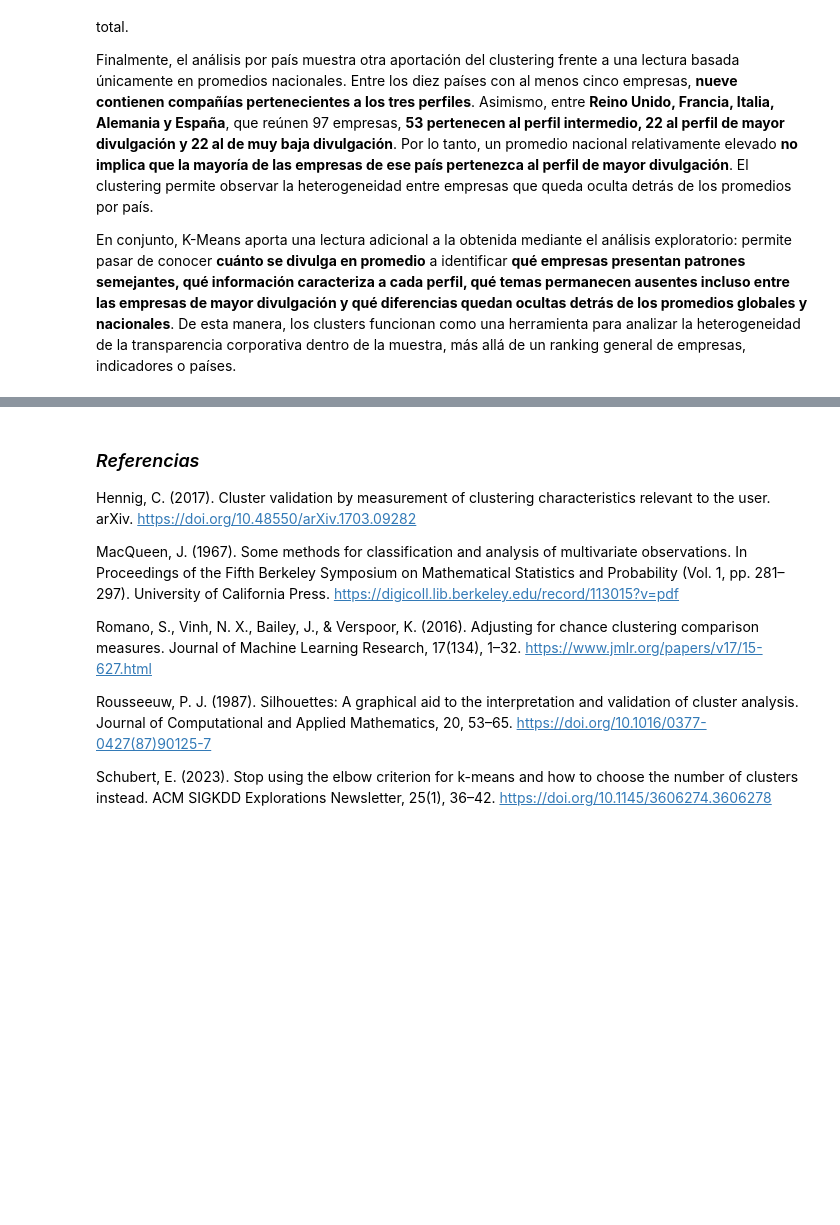
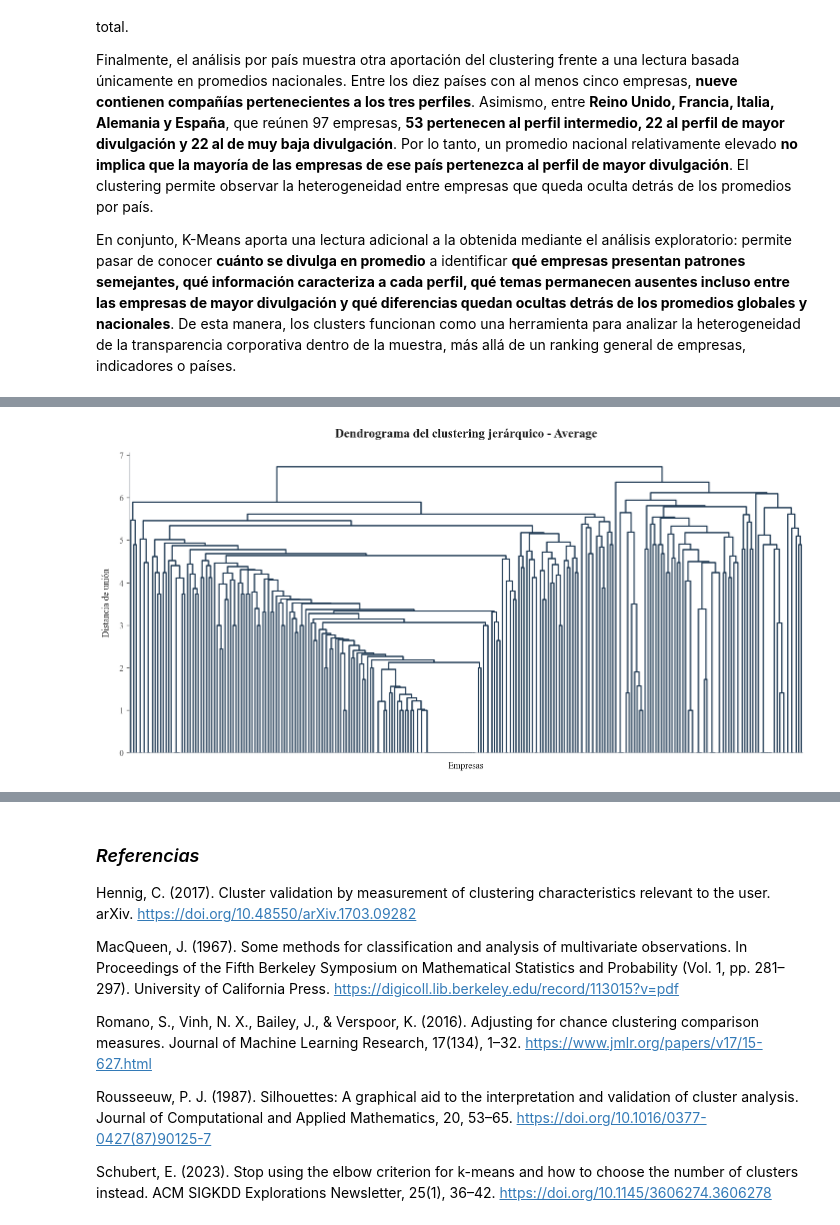
Before and after one commit to avrilsalazarrodriguez/fashion-transparency-index-2023, a Jupyter notebook: scripts/04_Agrupamiento_de_empresas (clustering).ipynb, the cells around one changed output, grey strips where cells are left out. Cells and saved outputs as stored; diff of their text form; code cells hidden in the pictures; blank space fills up the shorter version.

Commit message:
Inicia Clustering Jerárquico

```diff
--- a/scripts/04_Agrupamiento_de_empresas (clustering).ipynb
+++ b/scripts/04_Agrupamiento_de_empresas (clustering).ipynb
@@ -2650,0 +2782,66 @@ En conjunto, K-Means aporta una lectura adicional a la obtenida mediante el aná
+# %%
+# Construimos la estructura jerárquica utilizando
+# el criterio de enlace Average seleccionado anteriormente.
+
+# linkage genera la información necesaria para representar
+# cómo se van uniendo progresivamente las empresas y los grupos.
+# Utilizamos los mismos 109 indicadores empleados
+# en el resto del análisis.
+matriz_enlace_average = linkage(
+    X,
+    method="average",
+    metric="euclidean"
+)
+
+# Construimos el dendrograma para visualizar
+# la estructura jerárquica obtenida
+fig, ax = plt.subplots(figsize=(12, 6))
+
+# Representamos las sucesivas uniones entre empresas y grupos
+# Como existen 250 empresas, omitimos sus nombres individuales
+# para evitar que la gráfica resulte ilegible.
+dendrogram(
+    matriz_enlace_average,
+    no_labels=True,
+    color_threshold=0,
+    above_threshold_color=AZUL_MARINO,
+    ax=ax
+)
+
+# Incorporamos el título y los nombres de los ejes
+ax.set_title(
+    "Dendrograma del clustering jerárquico - Average",
+    pad=18
+)
+
+ax.set_xlabel(
+    "Empresas",
+    labelpad=10
+)
+
+ax.set_ylabel(
+    "Distancia de unión",
+    labelpad=10
+)
+
+# Eliminamos los bordes superiores y derechos
+# para conservar el formato visual utilizado
+# en las figuras anteriores
+ax.spines["top"].set_visible(False)
+ax.spines["right"].set_visible(False)
+ax.spines["left"].set_color(GRIS_MEDIO)
+ax.spines["bottom"].set_color(GRIS_MEDIO)
+
+# Ajustamos los márgenes
+fig.tight_layout()
+
+# Guardamos la figura en alta resolución
+guardar_figura(
+    fig,
+    "jerarquico_dendrograma_average"
+)
+
+# Mostramos la figura
+plt.show()
+# %% [output]
+[figure, added]
```
Also changed, not shown: parts of 31 cells of this notebook, 7 other files.
